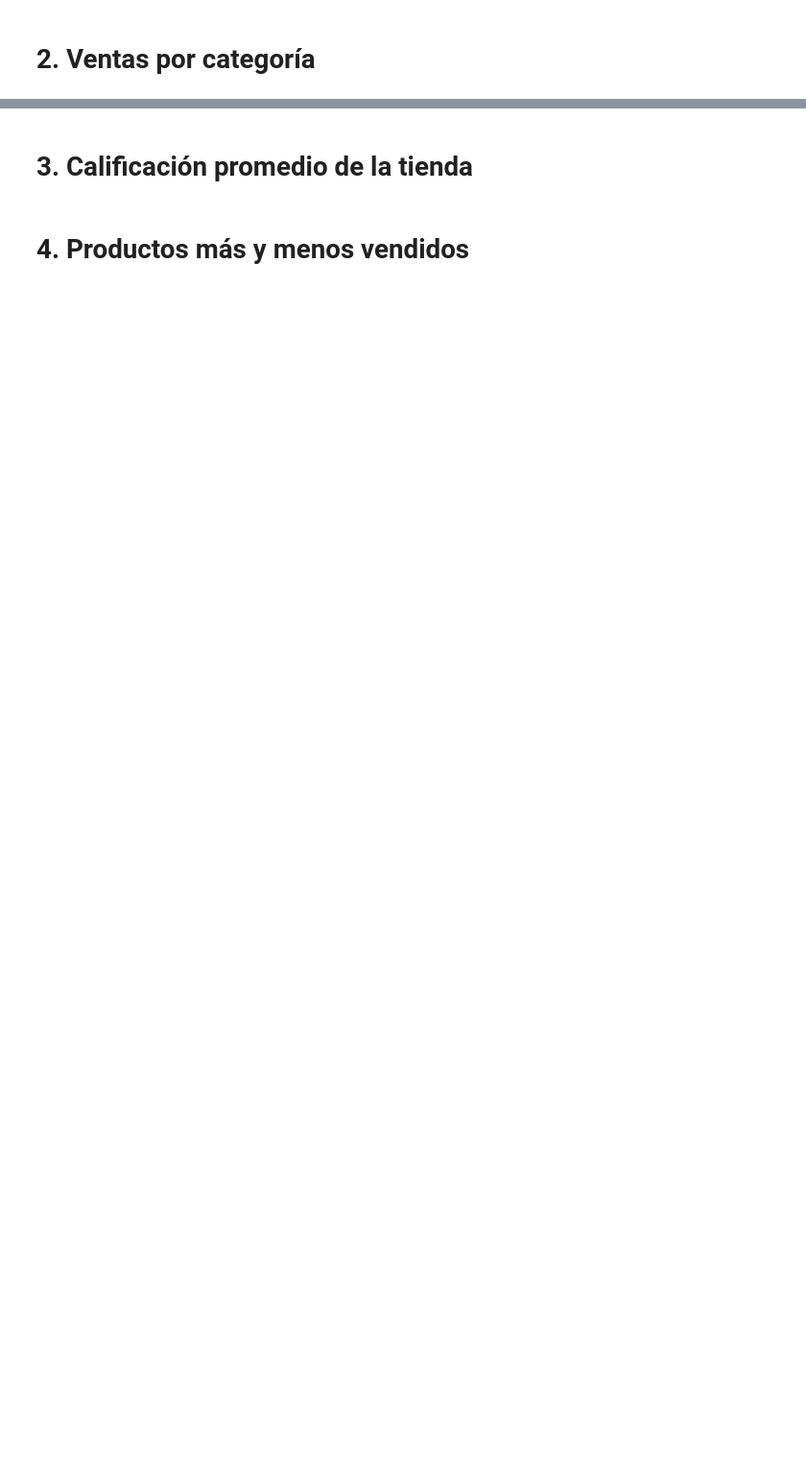
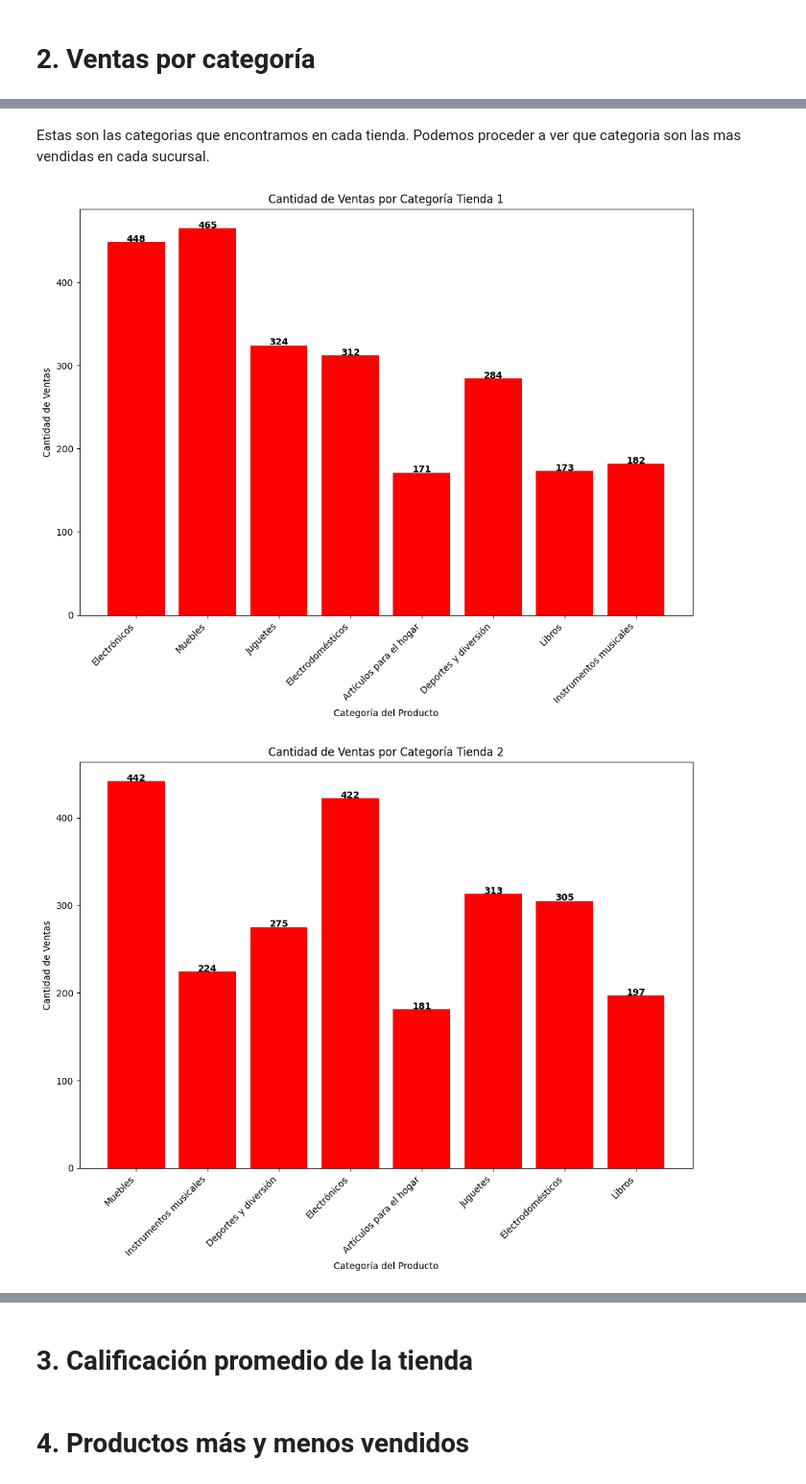
Before and after one commit to RamiroCabri1/AluraStoreLatam, a Jupyter notebook: alurastorelatam.ipynb, the cells around one changed output, grey strips where cells are left out. Shown: that part at 96% size. Drawn from its saved outputs; the diff is of its cells as text; code cells hidden in the pictures; blank space fills up the shorter version.

```diff
--- a/alurastorelatam.ipynb
+++ b/alurastorelatam.ipynb
@@ -29,0 +228,35 @@ tienda.head()
+# %% [markdown]
+Estas son las categorias que encontramos en cada tienda. Podemos proceder a ver que categoria son las mas vendidas en cada sucursal.
+# %%
+# Creo esta funcion para poder luego reutilizarla.
+
+def grafico_categorias(tienda, numero):
+  # Creo este diccionario para luego poder graficar.
+  diccionario_categorias_tiendas ={}
+  for i in tienda['Categoría del Producto']:
+      if i not in diccionario_categorias_tiendas:
+          diccionario_categorias_tiendas[i] = len(tienda[tienda['Categoría del Producto'] == i])
+
+
+  # Creacion del grafico.
+  cantidad_ventas = diccionario_categorias_tiendas.values()
+  categorias = diccionario_categorias_tiendas.keys()
+
+  plt.figure(figsize=(12, 8))
+  plt.bar(categorias, cantidad_ventas, color='red')
+  plt.title(f"Cantidad de Ventas por Categoría Tienda {numero}")
+  plt.xlabel("Categoría del Producto")
+  plt.ylabel("Cantidad de Ventas")
+  plt.xticks(rotation=45, ha='right')
+  for i, v in enumerate(cantidad_ventas):
+      plt.text(i, v + 0.5, str(v), color='black', ha='center', fontweight='bold')
+
+  plt.show()
+# %%
+grafico_categorias(tienda, 1)
+grafico_categorias(tienda2, 2)
+grafico_categorias(tienda3, 3)
+grafico_categorias(tienda4, 4)
+# %% [output]
+[figure, added]
+[figure, added]
```
Also changed, not shown: parts of 28 cells of this notebook.
